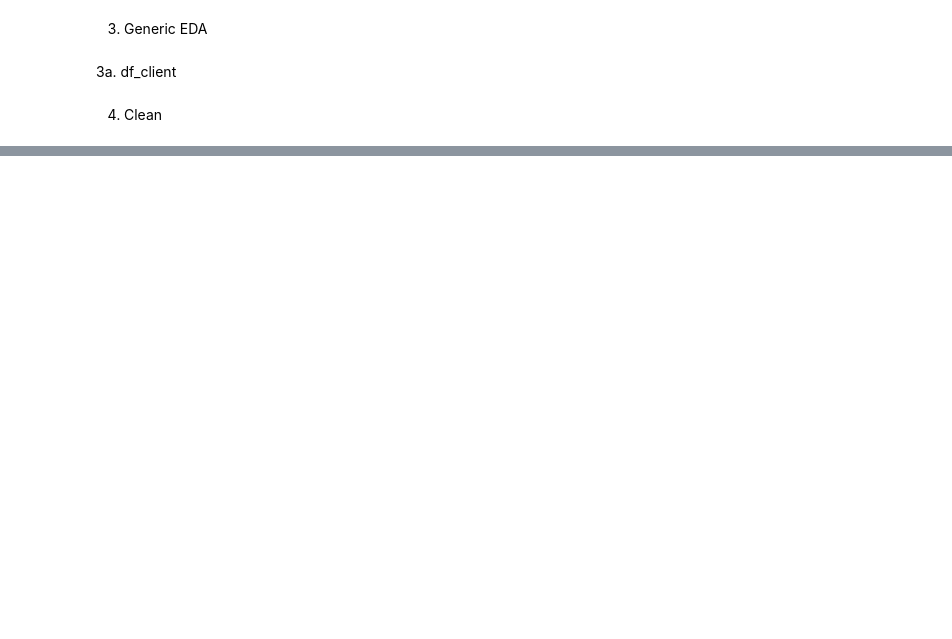
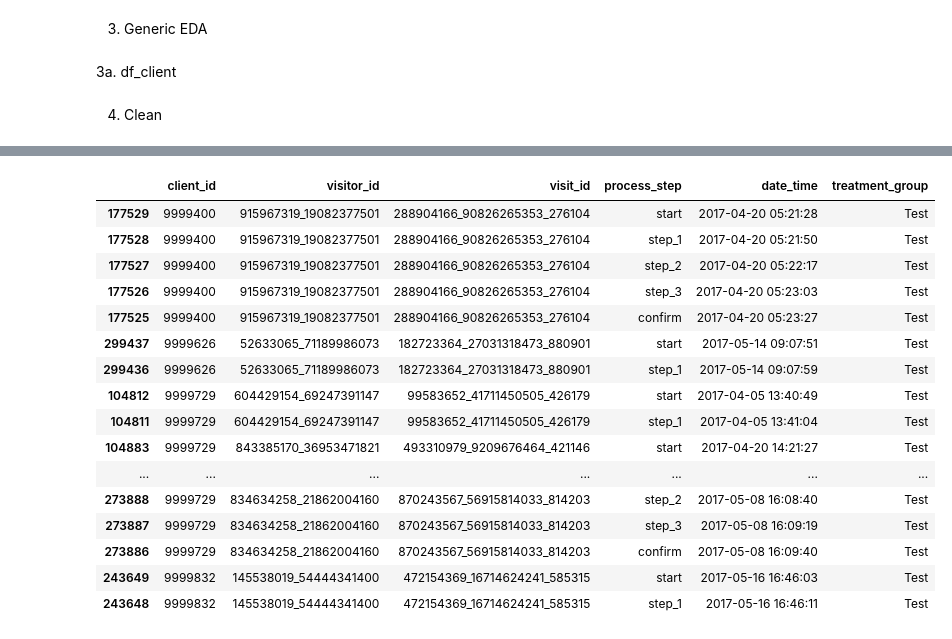
Before and after one commit to Ironhack-DA-Course/proj-vanguard-abtest, a Jupyter notebook: notebooks/load_clean_data_robert.ipynb, the cells around one changed output, grey strips where cells are left out. Cells and saved outputs as stored; diff of their text form; code cells hidden in the pictures; blank space fills up the shorter version.

Commit message:
Add transformed_footprints

```diff
--- a/notebooks/load_clean_data_robert.ipynb
+++ b/notebooks/load_clean_data_robert.ipynb
@@ -168,0 +261,3 @@ df_client_experiment.to_csv(config['data']['clean']['file_demo_experiment_cleane
+# %%
+df_footprints_cleaned = pd.read_csv(config['data']['clean']['footprint_final_client_experiment_Cleaned'])
+df_footprints_cleaned.tail()
@@ -168,0 +288,4 @@ df_client_experiment.to_csv(config['data']['clean']['file_demo_experiment_cleane
+# %%
+df_online = df_footprints_cleaned[df_footprints_cleaned.duplicated(['client_id','visitor_id','visit_id'],keep=False)]
+df_online.shape
+# df_online[df_online["client_id"] == 1336]
@@ -168,0 +326,22 @@ df_client_experiment.to_csv(config['data']['clean']['file_demo_experiment_cleane
+# %%
+df_online_sort = df_online.sort_values(by = ["client_id","date_time"], ascending= True)
+# %%
+df_online_sort.tail(20)
+# %% [output]
+|  | client_id | visitor_id | visit_id | process_step | date_time | treatment_group |
+| 177529 | 9999400 | 915967319_19082377501 | 288904166_90826265353_276104 | start | 2017-04-20 05:21:28 | Test |
+| 177528 | 9999400 | 915967319_19082377501 | 288904166_90826265353_276104 | step_1 | 2017-04-20 05:21:50 | Test |
+| 177527 | 9999400 | 915967319_19082377501 | 288904166_90826265353_276104 | step_2 | 2017-04-20 05:22:17 | Test |
+| 177526 | 9999400 | 915967319_19082377501 | 288904166_90826265353_276104 | step_3 | 2017-04-20 05:23:03 | Test |
+| 177525 | 9999400 | 915967319_19082377501 | 288904166_90826265353_276104 | confirm | 2017-04-20 05:23:27 | Test |
+| 299437 | 9999626 | 52633065_71189986073 | 182723364_27031318473_880901 | start | 2017-05-14 09:07:51 | Test |
+| 299436 | 9999626 | 52633065_71189986073 | 182723364_27031318473_880901 | step_1 | 2017-05-14 09:07:59 | Test |
+| 104812 | 9999729 | 604429154_69247391147 | 99583652_41711450505_426179 | start | 2017-04-05 13:40:49 | Test |
+| 104811 | 9999729 | 604429154_69247391147 | 99583652_41711450505_426179 | step_1 | 2017-04-05 13:41:04 | Test |
+| 104883 | 9999729 | 843385170_36953471821 | 493310979_9209676464_421146 | start | 2017-04-20 14:21:27 | Test |
+| ... | ... | ... | ... | ... | ... | ... |
+| 273888 | 9999729 | 834634258_21862004160 | 870243567_56915814033_814203 | step_2 | 2017-05-08 16:08:40 | Test |
+| 273887 | 9999729 | 834634258_21862004160 | 870243567_56915814033_814203 | step_3 | 2017-05-08 16:09:19 | Test |
+| 273886 | 9999729 | 834634258_21862004160 | 870243567_56915814033_814203 | confirm | 2017-05-08 16:09:40 | Test |
+| 243649 | 9999832 | 145538019_54444341400 | 472154369_16714624241_585315 | start | 2017-05-16 16:46:03 | Test |
+| 243648 | 9999832 | 145538019_54444341400 | 472154369_16714624241_585315 | step_1 | 2017-05-16 16:46:11 | Test |
```
Also changed, not shown: parts of 24 cells of this notebook, 2 other files.
